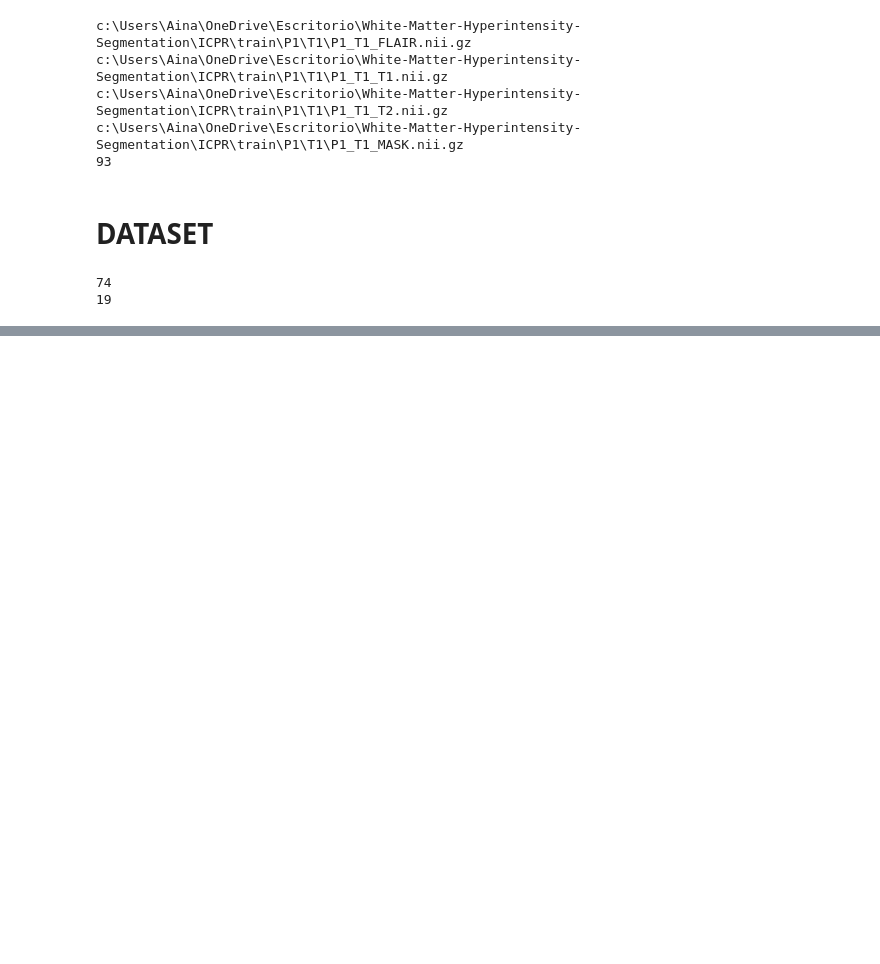
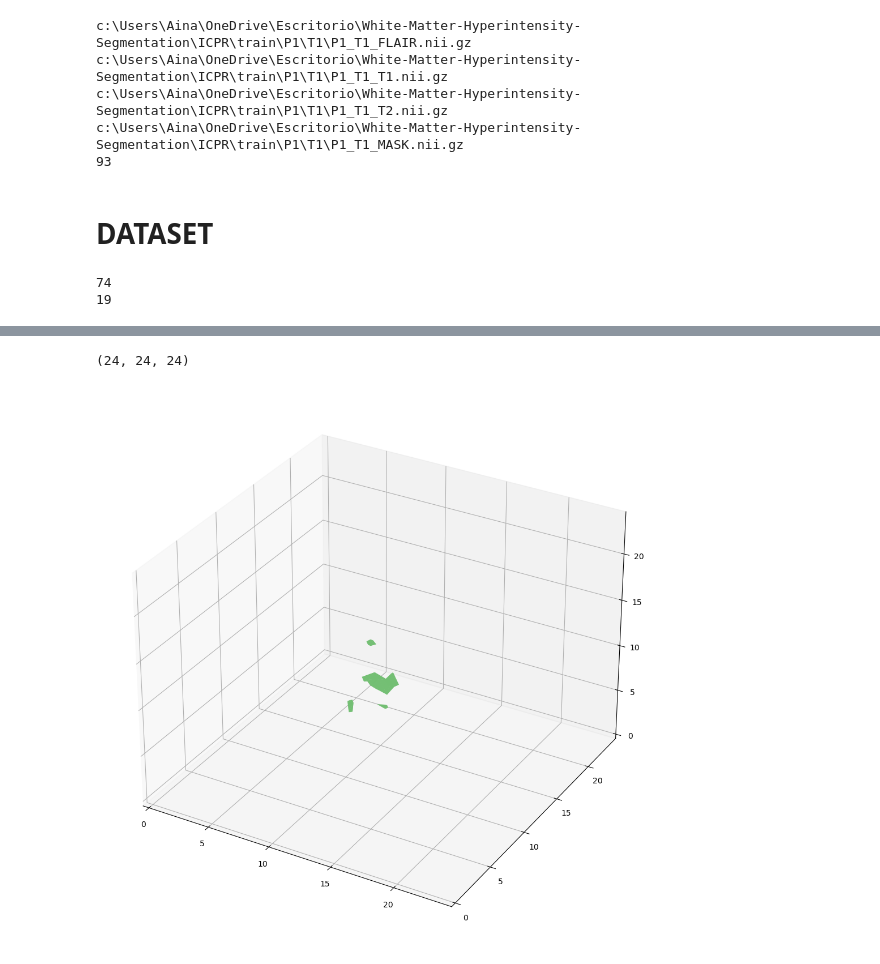
Before and after one commit to AinaT9/White-Matter-Hyperintensity-Segmentation, a Jupyter notebook: 3D/ICPREntrenamiento3DUNET.ipynb, the cells around one changed output, grey strips where cells are left out. Drawn from its saved outputs; the diff is of its cells as text; code cells hidden in the pictures; blank space fills up the shorter version.

```diff
--- a/3D/ICPREntrenamiento3DUNET.ipynb
+++ b/3D/ICPREntrenamiento3DUNET.ipynb
@@ -123,0 +181,5 @@ TypeError: Input image tensor permitted channel values are [1, 3], but found 182
+# %%
+model = UNet3D(in_channels=1, num_classes=1)
+mmodel =  model.to(device)
+mmodel.load_state_dict(torch.load("PRUEBAICPR.pt"))
+mmodel.eval()
@@ -123,0 +204,41 @@ TypeError: Input image tensor permitted channel values are [1, 3], but found 182
+# %%
+import matplotlib.pyplot as plt
+import numpy as np
+from skimage.measure import marching_cubes
+from mpl_toolkits.mplot3d.art3d import Poly3DCollection
+import matplotlib.animation as animation
+def generador(loader):
+    for data, target in loader:
+        data, target = data.to(device).float(), target.float().to(device)
+        yield data, target
+def showsegmentation(test_dl, mmodel):
+    with torch.no_grad():
+        gen = generador(test_dl)
+
+        data, true_labels = next(gen)
+        data = data.unsqueeze(0)
+        mmodel.eval()
+
+        output = mmodel(data)
+
+        #binary_mask_resized = output.squeeze().cpu().numpy()
+        binary_mask_resized = true_labels.squeeze().cpu().numpy()
+        print(binary_mask_resized.shape)
+        verts,faces,_,_ = marching_cubes(binary_mask_resized, step_size=1)
+        fig = plt.figure(figsize=(10,10))
+        ax = fig.add_subplot(111,projection='3d')
+        mesh = Poly3DCollection(verts[faces], alpha=0.9)
+        face_color = [0.45,0.75, 0.45]
+        mesh.set_facecolor(face_color)
+        ax.add_collection3d(mesh)
+        ax.set_xlim(0, binary_mask_resized.shape[0])
+        ax.set_ylim(0, binary_mask_resized.shape[1])
+        ax.set_zlim(0, binary_mask_resized.shape[2])
+        #show 3 gifs
+    plt.tight_layout()
+    plt.show()
+# %%
+showsegmentation(val_dl,mmodel)
+# %% [output]
+(24, 24, 24)
+[figure, added]
```
Also changed, not shown: parts of 21 cells of this notebook, 3 other files.
